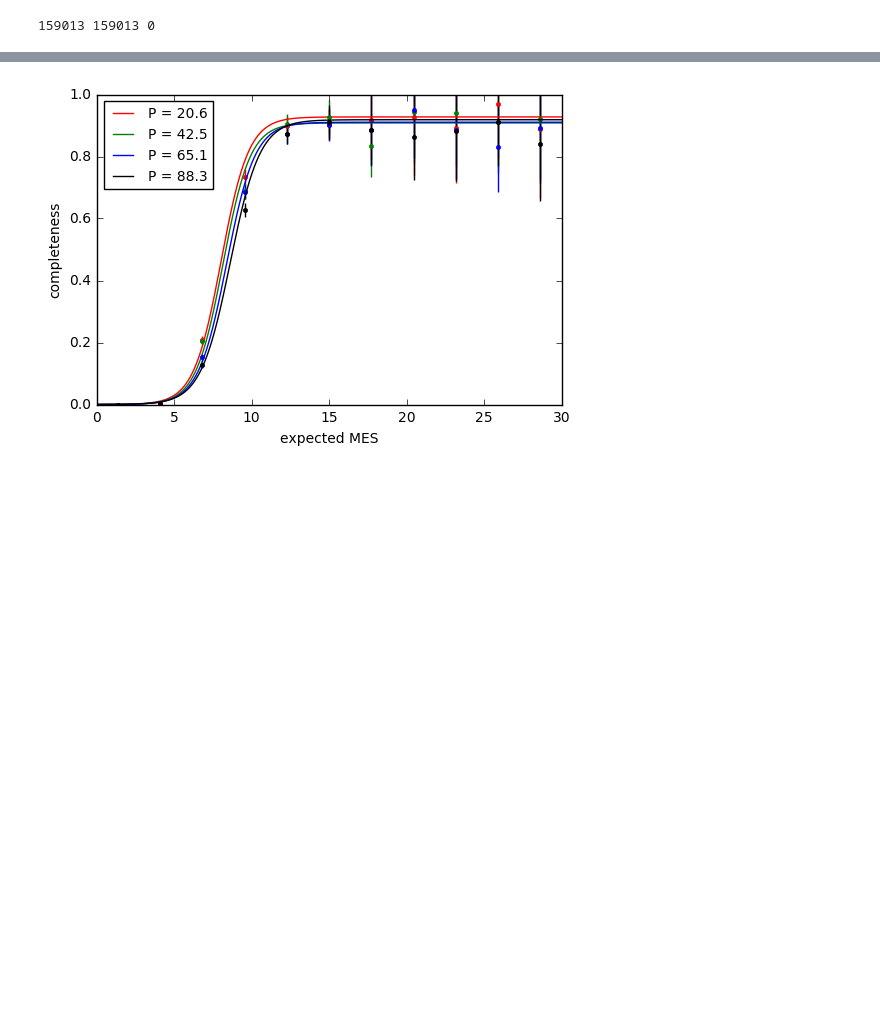
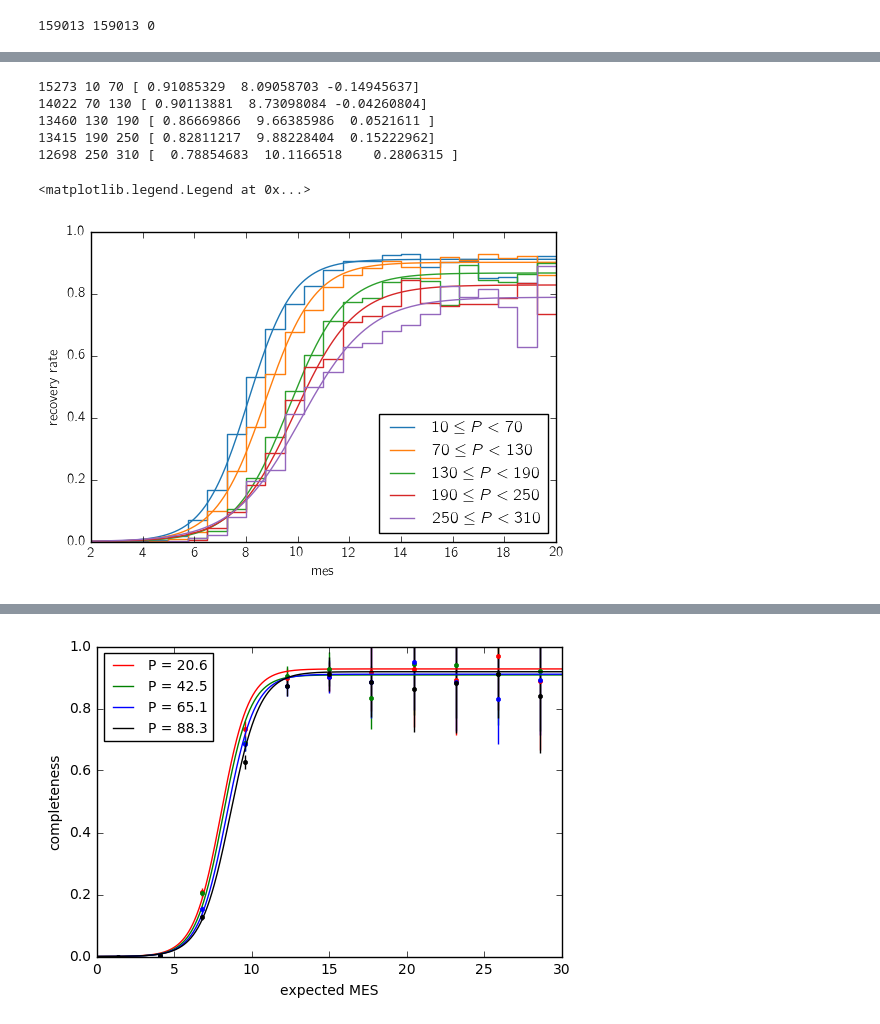
Before and after one commit to dfm/exoabc, a Jupyter notebook: completeness.ipynb, the cells around one changed output, grey strips where cells are left out. Saved outputs shown, nothing was run; the diff lists cells and outputs as text; code cells hidden in the pictures; blank space fills up the shorter version.

Commit message:
better completeness model

```diff
--- a/completeness.ipynb
+++ b/completeness.ipynb
@@ -58,3 +58,46 @@ plt.ylim(1.0, 100);
+# %%
+def model(p, mes):
+    y = p[0] / (1.0 + np.exp(-(mes - p[1]) * np.exp(-p[2])))
+    return y * (y <= 1.0) * (y > 0.0) + 1.0 * (y > 1.0)
+# %%
+colors = [
+    "#1f77b4", "#ff7f0e", "#2ca02c", "#d62728", "#9467bd", "#8c564b",
+    "#e377c2", "#7f7f7f", "#bcbd22", "#17becf",
+]
+# %%
+fig = plt.figure()
+ax = fig.add_subplot(111)
+bins = np.linspace(2, 20, 25)
+y2 = np.linspace(2, 20, 1000)
+
+period_bins = np.arange(10, 311, 60)
+for i, c in enumerate(colors[:len(period_bins)-1]):
+    a, b = period_bins[i:i+2]
+    m = (a <= x) & (x < b)
+    resid = lambda p: (z[m] - model(p, y[m])) / w[m]
+    p0 = np.array([0.7, 0.5, 10.0])
+    params, _, info, msg, flag = leastsq(resid, p0, full_output=True)
+
+    n_tot, _ = np.histogram(y[m], bins)
+    n_rec, _ = np.histogram(y[m][z[m] > 0], bins)
+    n = n_rec / n_tot
+    ax.step(bins[1:], n, color=c)
+#     ax.errorbar(0.5*(bins[:-1] + bins[1:]), n, yerr=n / np.sqrt(n_rec), fmt=".",
+#                 color=c, capsize=0)
+    ax.plot(y2, model(params, y2), color=c, label="${0:.0f} \le P < {1:.0f}$".format(a, b))
+
+    print(m.sum(), a, b, params)
+ax.set_xlabel("mes")
+ax.set_ylabel("recovery rate")
+ax.legend(loc=4, fontsize=12)
+# %% [output]
+15273 10 70 [ 0.91085329  8.09058703 -0.14945637]
+14022 70 130 [ 0.90113881  8.73098084 -0.04260804]
+13460 130 190 [ 0.86669866  9.66385986  0.0521611 ]
+13415 190 250 [ 0.82811217  9.88228404  0.15222962]
+12698 250 310 [  0.78854683  10.1166518    0.2806315 ]
+<matplotlib.legend.Legend at 0x...>
+[figure, added]
 # %%
 # Fit the completeness model.
 p0 = np.array([0.0, 0.0, 0.7, 0.0, 0.0, 10.0, 0.0, 0.0, 0.0])
```
Also changed, not shown: parts of 5 cells of this notebook, 9 other files.
